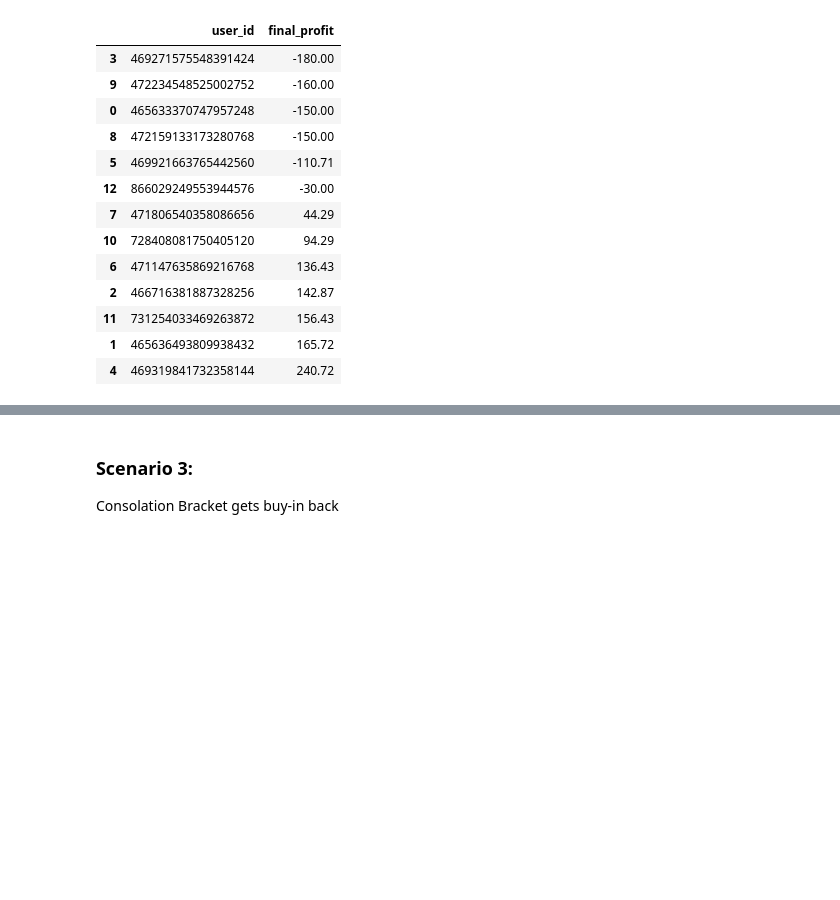
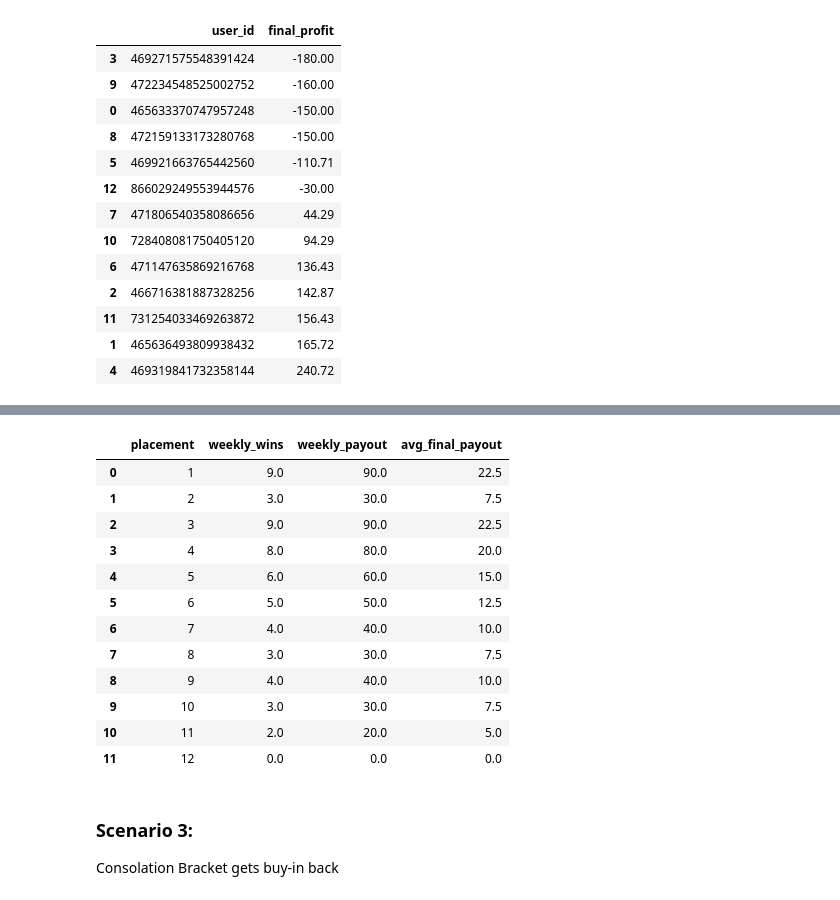
Before and after one commit to smlederer/ff_etl, a Jupyter notebook: buy_in_analysis/profit_scenarios.ipynb, the cells around one changed output, grey strips where cells are left out. Drawn from its saved outputs; the diff is of its cells as text; code cells hidden in the pictures; blank space fills up the shorter version.

```diff
--- a/buy_in_analysis/profit_scenarios.ipynb
+++ b/buy_in_analysis/profit_scenarios.ipynb
@@ -183,3 +224,19 @@ s2_profit_table[['user_id','final_profit']].sort_values('final_profit')
+# %%
+temp
+# %% [output]
+|  | placement | weekly_wins | weekly_payout | avg_final_payout |
+| 0 | 1 | 9.0 | 90.0 | 22.5 |
+| 1 | 2 | 3.0 | 30.0 | 7.5 |
+| 2 | 3 | 9.0 | 90.0 | 22.5 |
+| 3 | 4 | 8.0 | 80.0 | 20.0 |
+| 4 | 5 | 6.0 | 60.0 | 15.0 |
+| 5 | 6 | 5.0 | 50.0 | 12.5 |
+| 6 | 7 | 4.0 | 40.0 | 10.0 |
+| 7 | 8 | 3.0 | 30.0 | 7.5 |
+| 8 | 9 | 4.0 | 40.0 | 10.0 |
+| 9 | 10 | 3.0 | 30.0 | 7.5 |
+| 10 | 11 | 2.0 | 20.0 | 5.0 |
+| 11 | 12 | 0.0 | 0.0 | 0.0 |
 # %% [markdown]
 ### Scenario 3:
 
```
Also changed, not shown: parts of 5 cells of this notebook, 2 other files.
